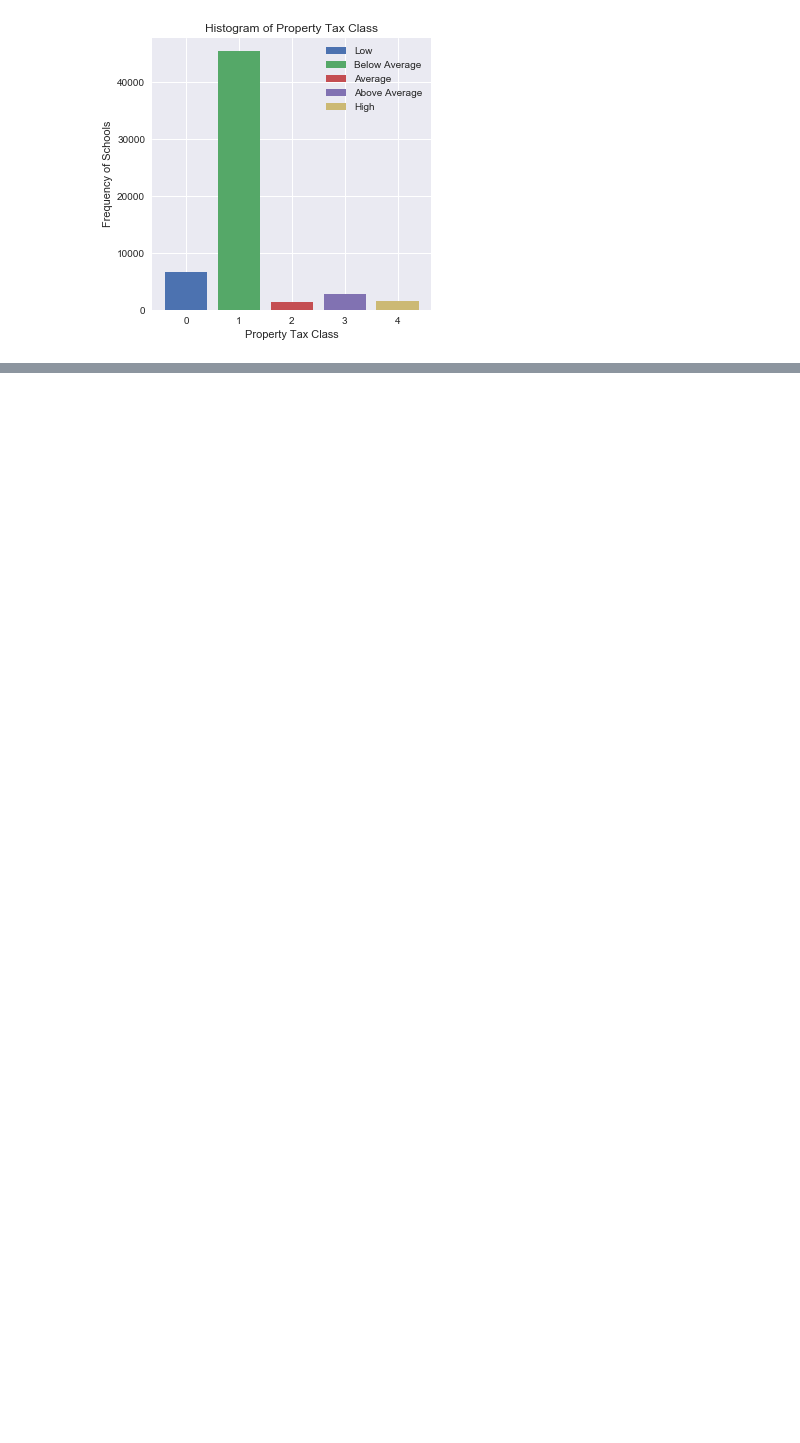
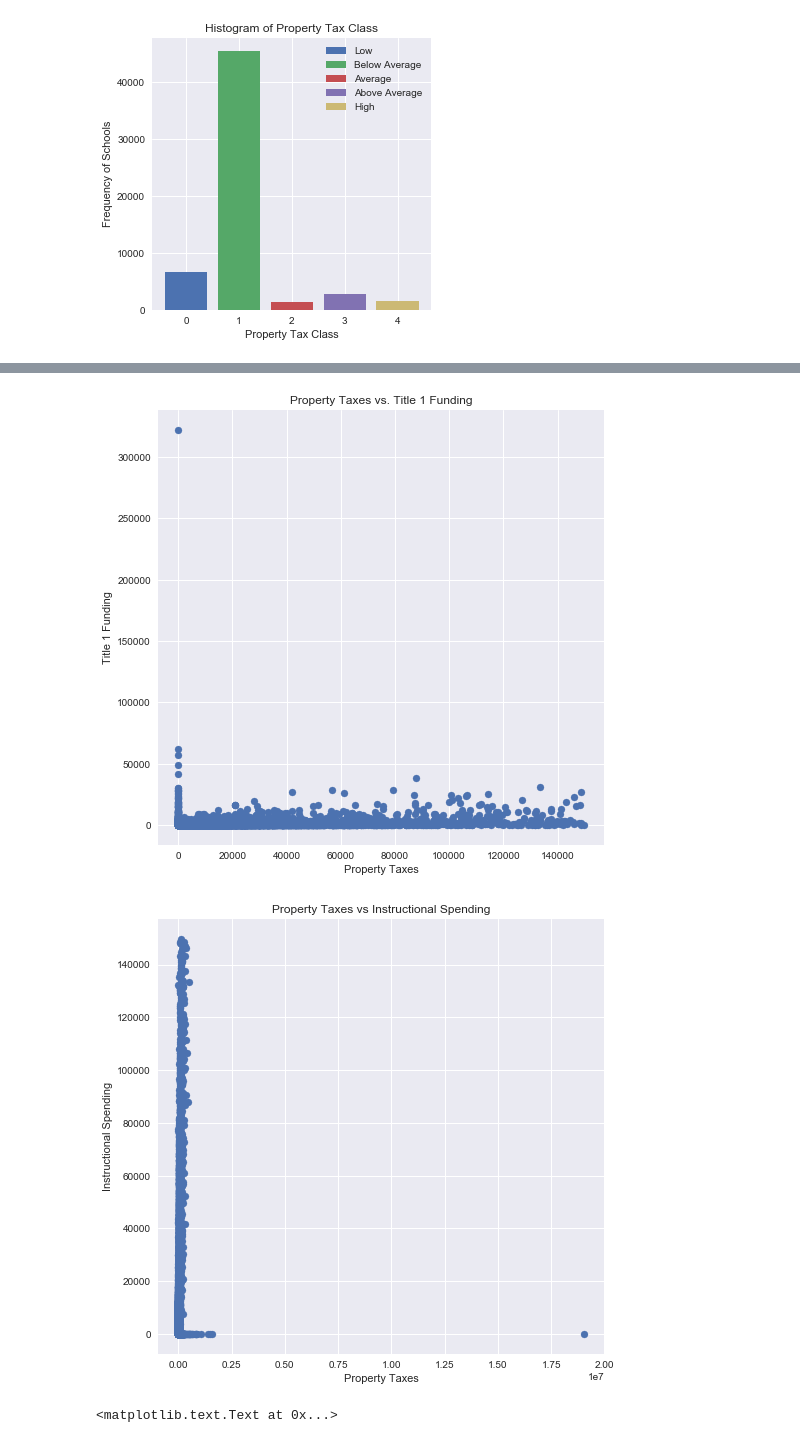
Before and after one commit to ValarDragon/DSD_Project1, a Jupyter notebook: Project_Dev_01-Copy1.ipynb, the cells around one changed output, grey strips where cells are left out. Drawn from its saved outputs; the diff is of its cells as text; code cells hidden in the pictures; blank space fills up the shorter version.

```diff
--- a/Project_Dev_01-Copy1.ipynb
+++ b/Project_Dev_01-Copy1.ipynb
@@ -211,0 +227,33 @@ plt.show()
+# %%
+df = df[df["T06"] < 150000]
+taxes = df["T06"]
+title1 = df["C14"]
+spending = df["TCURINST"]
+debt = df["_19H"]
+# %%
+plt.figure(1, figsize=(8,8))
+
+plt.scatter(taxes,title1)
+plt.title("Property Taxes vs. Title 1 Funding")
+plt.xlabel("Property Taxes")
+plt.ylabel("Title 1 Funding")
+plt.show()
+plt.close()
+
+plt.figure(2, figsize=(8,8))
+plt.scatter(spending,taxes)
+plt.title("Property Taxes vs Instructional Spending")
+plt.xlabel("Property Taxes")
+plt.ylabel("Instructional Spending")
+plt.show()
+plt.close()
+
+plt.figure(3, figsize = (8,8))
+plt.scatter(debt,taxes)
+plt.title("Property Taxes vs Outstanding Debt")
+plt.xlabel("Property Taxes")
+plt.ylabel("Outstanding Debt")
+# %% [output]
+[figure, added]
+[figure, added]
+<matplotlib.text.Text at 0x...>
```
Also changed, not shown: parts of 12 cells of this notebook.
